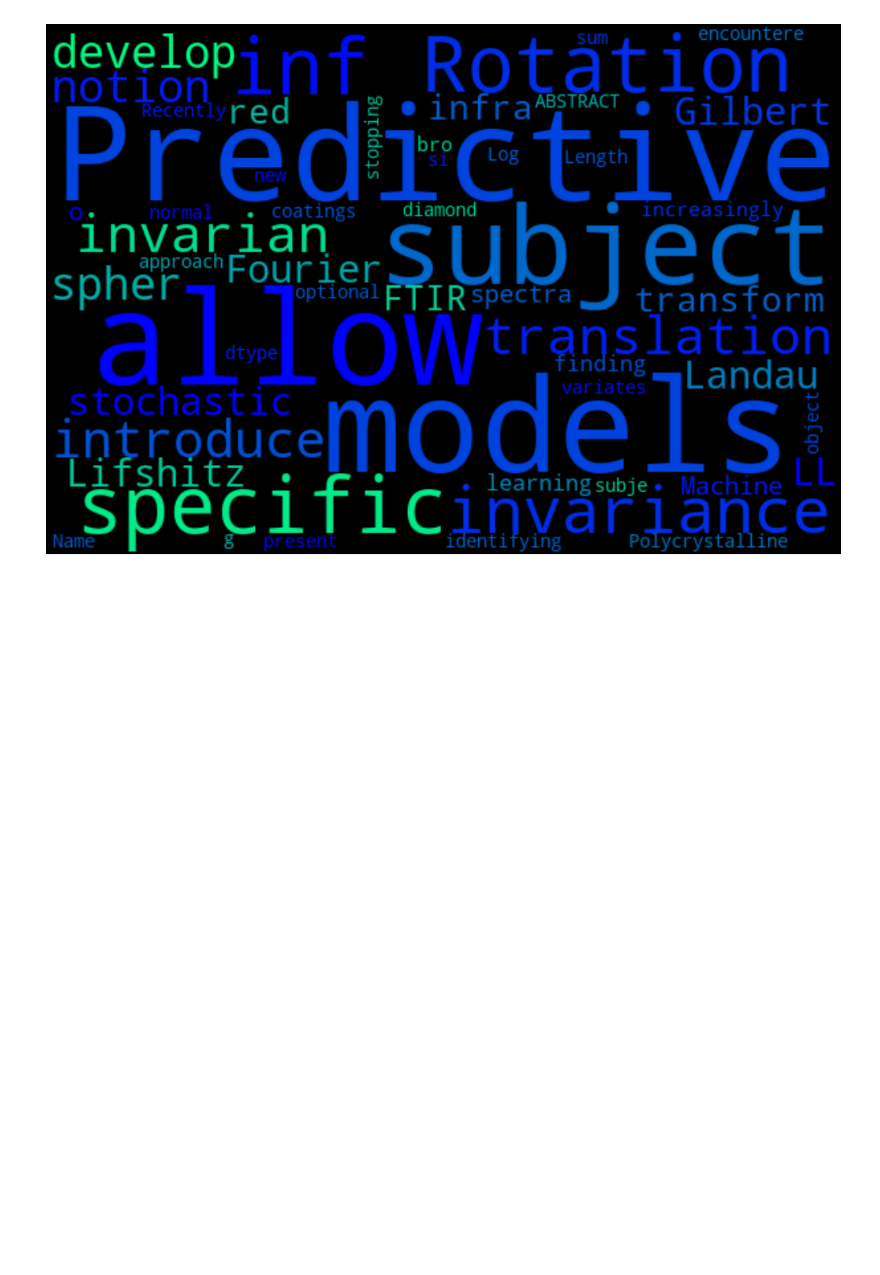
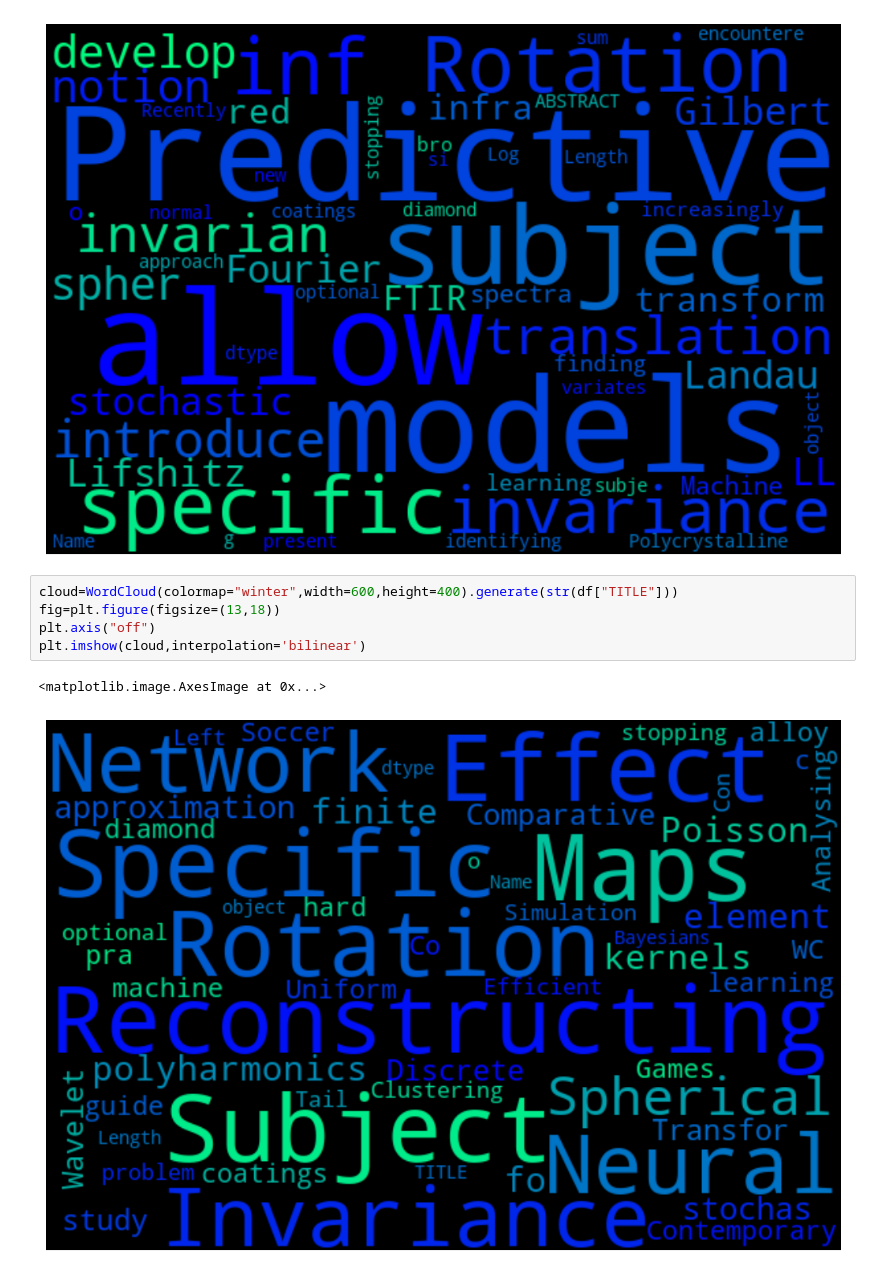
Before and after one commit to RainChew/Topic-Modeling-for-Research-Articles, a Jupyter notebook: Topic Modelling.ipynb, the cells around one changed output. Drawn from its saved outputs; the diff is of its cells as text; blank space fills up the shorter version.

```diff
--- a/Topic Modelling.ipynb
+++ b/Topic Modelling.ipynb
@@ -98,3 +112,11 @@ plt.imshow(cloud,interpolation='bilinear')
 # %% [output]
 <matplotlib.image.AxesImage at 0x...>
 [figure]
+# %%
+cloud=WordCloud(colormap="winter",width=600,height=400).generate(str(df["TITLE"]))
+fig=plt.figure(figsize=(13,18))
+plt.axis("off")
+plt.imshow(cloud,interpolation='bilinear')
+# %% [output]
+<matplotlib.image.AxesImage at 0x...>
+[figure, added]
```
Also changed, not shown: parts of 6 cells of this notebook.
